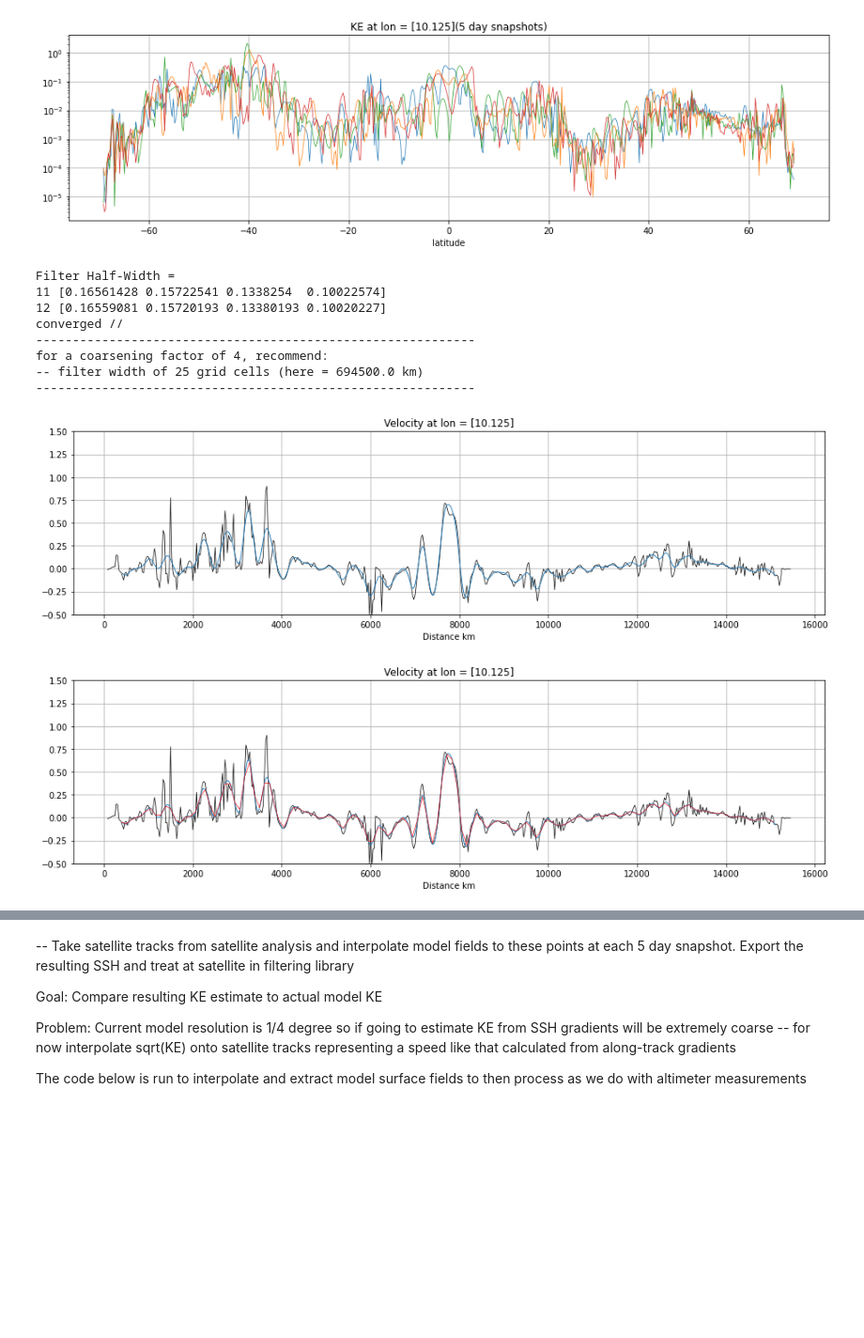
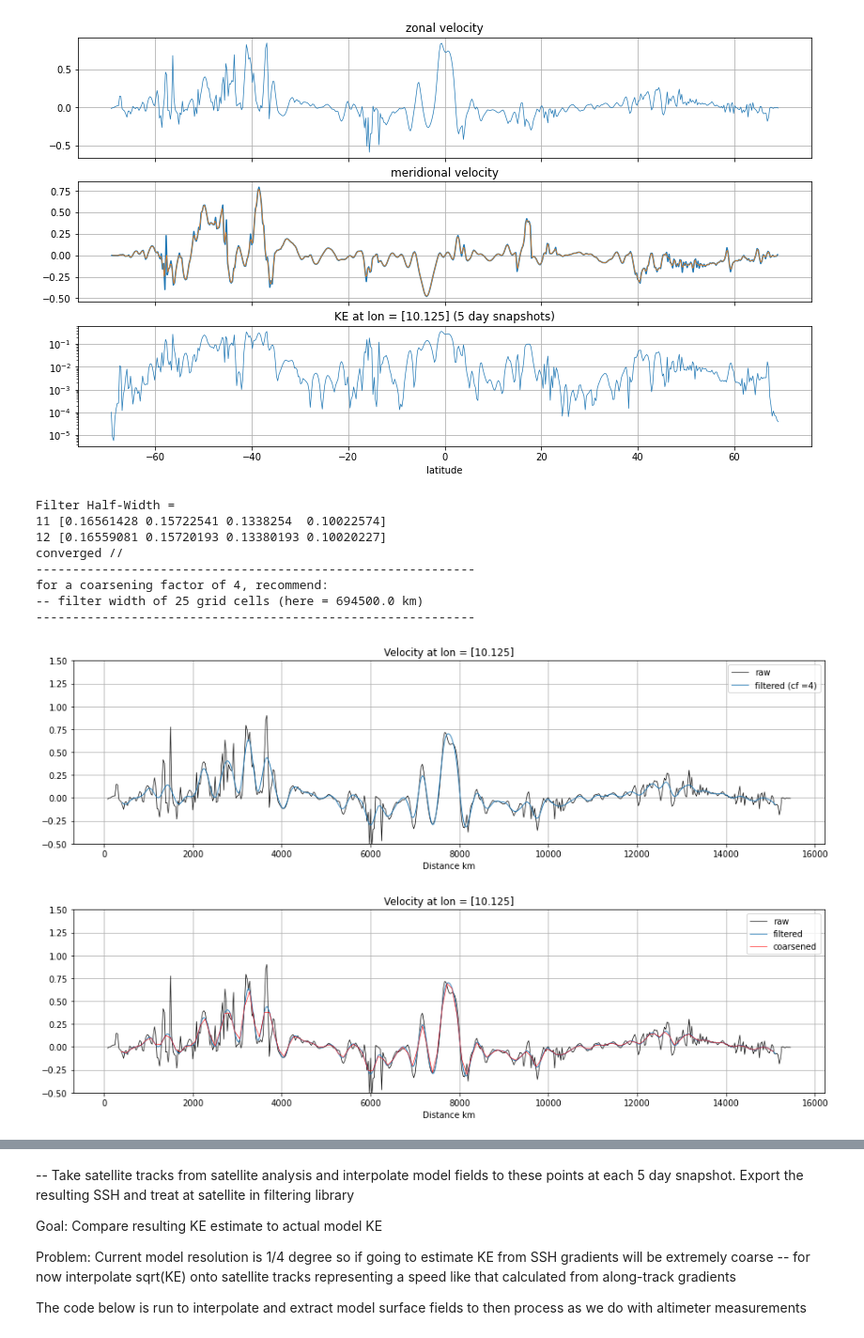
Before and after one commit to jakesteinberg/CPT, a Jupyter notebook: neverworld_snapshot.ipynb, the cells around one changed output, grey strips where cells are left out. Shown at 94% size. Cells and saved outputs as stored; diff of their text form; code cells hidden in the pictures; blank space fills up the shorter version.

Commit message:
filter testing and eke from vel vs ke

```diff
--- a/neverworld_snapshot.ipynb
+++ b/neverworld_snapshot.ipynb
@@ -73,0 +118,24 @@ dist_sum = np.cumsum(dist)
+# %%
+# try and place u,v, KE on regular cartesian grid
+time = x1.time.values
+lon = x1.xh.values
+lat = x1.yh.values
+x_grid = np.arange(0, np.nanmax(dist_lon_sum), 27780)  # force same lon grid step as lat grid step
+u_xy_grid = np.nan * np.ones((len(time), len(lat), len(x_grid)))
+v_xy_grid = np.nan * np.ones((len(time), len(lat), len(x_grid)))
+ke_xy_grid = np.nan * np.ones((len(time), len(lat), len(x_grid)))
+e_xy_grid = np.nan * np.ones((len(time), len(lat), len(x_grid)))
+for t in tqdm(range(len(time))):
+    this_u = np.squeeze(x1.u.values[t, 0, :, :].copy())
+    this_v = np.squeeze(x1.v.values[t, 0, :, :].copy())
+    this_ke = np.squeeze(x1.KE.values[t, 0, :, :].copy())
+    this_e = np.squeeze(x1.e.values[t, 0, :, :].copy())
+    for i in range(len(lat)):
+        good = np.where(~np.isnan(this_ke[i, :]))[0]
+        if len(good) > 5:
+            this_xx_i = np.where(x_grid <= np.nanmax(dist_lon_sum[i, good]))[0]
+            this_xx = x_grid[this_xx_i]
+            ke_xy_grid[t, i, this_xx_i] = np.interp(this_xx, dist_lon_sum[i, good], this_ke[i, good])
+            u_xy_grid[t, i, this_xx_i] = np.interp(this_xx, dist_lon_sum[i, good], this_u[i, good])
+            v_xy_grid[t, i, this_xx_i] = np.interp(this_xx, dist_lon_sum[i, good], this_v[i, good])
+            e_xy_grid[t, i, this_xx_i] = np.interp(this_xx, dist_lon_sum[i, good], this_v[i, good])
@@ -74,16 +161,23 @@ dist_sum = np.cumsum(dist)
 # %%
 # sample KE (random snapshots to see variability)
-f, ax = plt.subplots(1, 1, figsize=(16, 4))
-time_snaps  = [0, 10, 20, 30]
+f, (axu, axv, ax) = plt.subplots(3, 1, sharex=True, figsize=(14, 8))
+time_snaps  = [0]  # , 10, 20, 30]
 for i in time_snaps:  #  range(np.shape(KE_slice)[0]):
+    axu.plot(lat, np.squeeze(u_reg[i, :, x1.xh == lon_slice]), linewidth=0.7)
+    axv.plot(v_lat, np.squeeze(x1.v.values[i, 0, :, x1.xh == lon_slice]), linewidth=1.5)
+    axv.plot(lat, np.squeeze(v_reg[i, :, x1.xh == lon_slice]), linewidth=.7)
     ax.plot(lat, KE_slice[i, :], linewidth=0.7)
 # ax.set_ylim([10**(-5), 10])
 ax.set_yscale('log')
 # ax.set_ylim([-2, 2])
 ax.set_title('KE at lon = ' + str(lon_slice) + ' (5 day snapshots)')
 ax.set_xlabel('latitude')
+axu.set_title('zonal velocity')
+axv.set_title('meridional velocity')
 ax.grid()
+axu.grid()
+axv.grid()
 plt.show()
 # %% [output]
-[figure, old version]
+[figure, new version]
 # %%
@@ -120,16 +215,18 @@ for a coarsening factor of 4, recommend:
 # plot filtered result
 f, ax = plt.subplots(1, 1, figsize=(16, 4))
 for i in range(1):  #  range(np.shape(KE_slice)[0]):
-    ax.plot(dist_sum/1000.0, u_slice[i, :], color='k', linewidth=0.7)
-    ax.plot(dist_sum/1000.0, u_smooth[0][i, :], linewidth=0.9)
+    ax.plot(dist_sum/1000.0, u_slice[i, :], color='k', linewidth=0.7, label='raw')
+    ax.plot(dist_sum/1000.0, u_smooth[0][i, :], linewidth=0.9, label='filtered (cf =' + str(coarsening_factor) + ')')
 # ax.set_ylim([10**(-5), 10])
 # ax.set_yscale('log')
 ax.set_ylim([-.5, 1.5])
 ax.set_title('Velocity at lon = ' + str(lon_slice))
 ax.set_xlabel('Distance km')
+handles, labels = ax.get_legend_handles_labels()
+ax.legend(handles, labels, fontsize=10)
 ax.grid()
 plt.show()
 # %% [output]
-[figure, old version]
+[figure, new version]
 # %%
 # Coarsen
@@ -140,15 +236,17 @@ coarse_grid_out, coarse_lon_out, coarse_lat_out, coarse_sig_out = coarsen(dist_0
 # plot combined results
 f, ax = plt.subplots(1, 1, figsize=(16, 4))
 for i in range(1):  #  range(np.shape(KE_slice)[0]):
-    ax.plot(dist_sum/1000.0, u_slice[i, :], color='k', linewidth=0.7)
-    ax.plot(dist_sum/1000.0, u_smooth[0][i, :], linewidth=0.9)
-    ax.plot(coarse_grid_out[0]/1000.0, coarse_sig_out[0][i, :], color='r', linewidth=0.6)
+    ax.plot(dist_sum/1000.0, u_slice[i, :], color='k', linewidth=0.7, label='raw')
+    ax.plot(dist_sum/1000.0, u_smooth[0][i, :], linewidth=0.9, label='filtered')
+    ax.plot(coarse_grid_out[0]/1000.0, coarse_sig_out[0][i, :], color='r', linewidth=0.6, label='coarsened')
 # ax.set_ylim([10**(-5), 10])
 # ax.set_yscale('log')
 ax.set_ylim([-.5, 1.5])
 ax.set_title('Velocity at lon = ' + str(lon_slice))
 ax.set_xlabel('Distance km')
+handles, labels = ax.get_legend_handles_labels()
+ax.legend(handles, labels, fontsize=10)
 ax.grid()
 plt.show()
 # %% [output]
-[figure, old version]
+[figure, new version]
```
Also changed, not shown: parts of 25 cells of this notebook.
